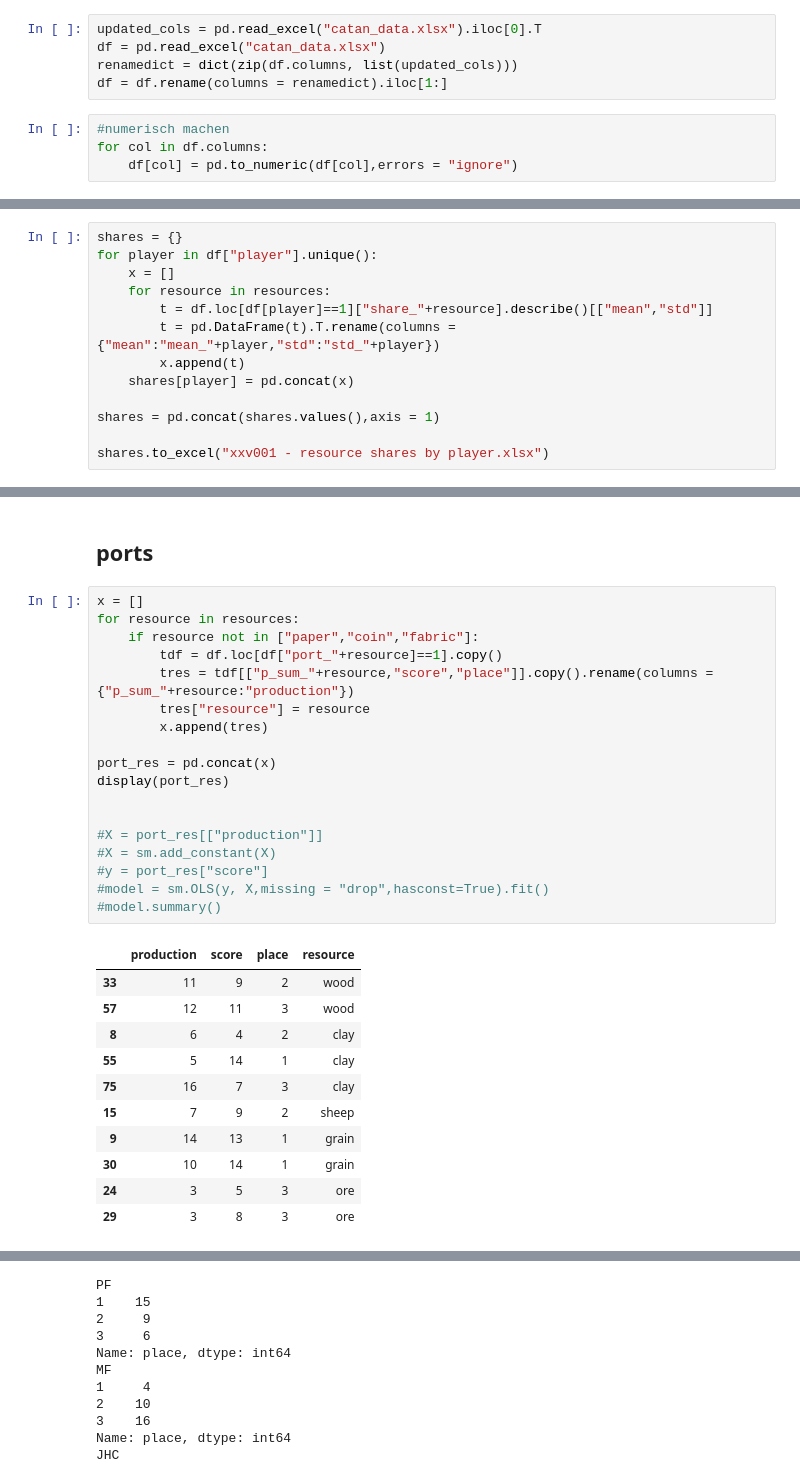
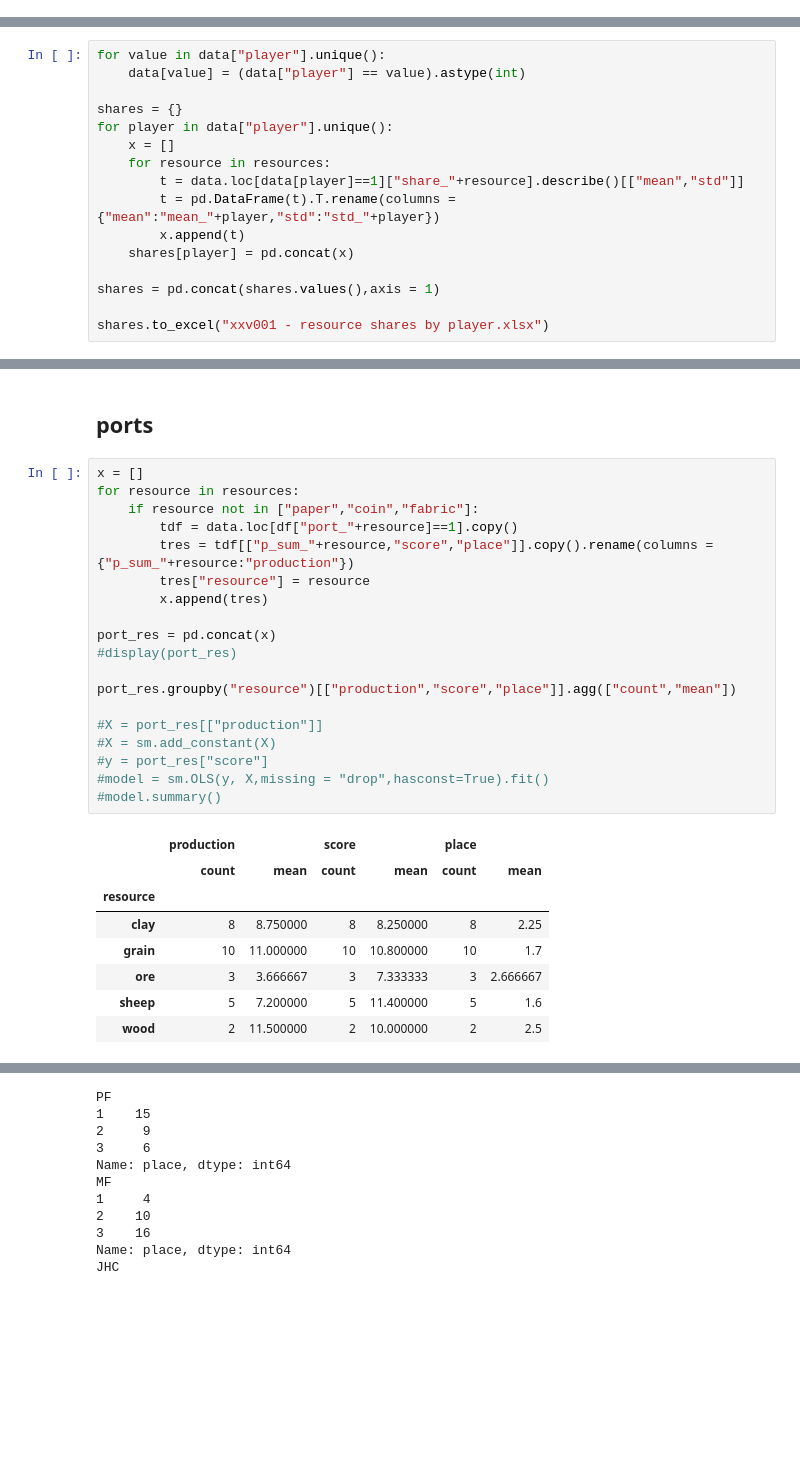
Before and after one commit to mxfuh/catan_data, a Jupyter notebook: catan_insights.ipynb, the cells around one changed output, grey strips where cells are left out. Saved outputs shown, nothing was run; the diff lists cells and outputs as text; blank space fills up the shorter version.

```diff
--- a/catan_insights.ipynb
+++ b/catan_insights.ipynb
@@ -18,9 +2,0 @@ Object `ols` not found.
-# %%
-updated_cols = pd.read_excel("catan_data.xlsx").iloc[0].T
-df = pd.read_excel("catan_data.xlsx")
-renamedict = dict(zip(df.columns, list(updated_cols)))
-df = df.rename(columns = renamedict).iloc[1:]
-# %%
-#numerisch machen
-for col in df.columns:
-    df[col] = pd.to_numeric(df[col],errors = "ignore")
@@ -82,11 +136,14 @@ df["sum_tradegoods"] = df[["p_sum_paper","p_sum_coin","p_sum_fabric"]].apply("su
 # %% [markdown]
 ## xxv001 - resource share by player
 # %%
+for value in data["player"].unique():
+    data[value] = (data["player"] == value).astype(int)
+
 shares = {}
-for player in df["player"].unique():
+for player in data["player"].unique():
     x = []
     for resource in resources:
-        t = df.loc[df[player]==1]["share_"+resource].describe()[["mean","std"]]
+        t = data.loc[data[player]==1]["share_"+resource].describe()[["mean","std"]]
         t = pd.DataFrame(t).T.rename(columns = {"mean":"mean_"+player,"std":"std_"+player})
         x.append(t)
     shares[player] = pd.concat(x)
@@ -158,33 +294,31 @@ Notes:
 # %%
 x = []
 for resource in resources:
     if resource not in ["paper","coin","fabric"]:
-        tdf = df.loc[df["port_"+resource]==1].copy()
+        tdf = data.loc[df["port_"+resource]==1].copy()
         tres = tdf[["p_sum_"+resource,"score","place"]].copy().rename(columns = {"p_sum_"+resource:"production"})
         tres["resource"] = resource
         x.append(tres)
 
 port_res = pd.concat(x)
-display(port_res)
+#display(port_res)
 
+port_res.groupby("resource")[["production","score","place"]].agg(["count","mean"])
 
 #X = port_res[["production"]]
 #X = sm.add_constant(X)
 #y = port_res["score"]
 #model = sm.OLS(y, X,missing = "drop",hasconst=True).fit()
 #model.summary()
 # %% [output]
-|  | production | score | place | resource |
-| 33 | 11 | 9 | 2 | wood |
-| 57 | 12 | 11 | 3 | wood |
-| 8 | 6 | 4 | 2 | clay |
-| 55 | 5 | 14 | 1 | clay |
-| 75 | 16 | 7 | 3 | clay |
-| 15 | 7 | 9 | 2 | sheep |
-| 9 | 14 | 13 | 1 | grain |
-| 30 | 10 | 14 | 1 | grain |
-| 24 | 3 | 5 | 3 | ore |
-| 29 | 3 | 8 | 3 | ore |
+|  | production |  | score |  | place |  |
+|  | count | mean | count | mean | count | mean |
+| resource |  |  |  |  |  |  |
+| clay | 8 | 8.750000 | 8 | 8.250000 | 8 | 2.25 |
+| grain | 10 | 11.000000 | 10 | 10.800000 | 10 | 1.7 |
+| ore | 3 | 3.666667 | 3 | 7.333333 | 3 | 2.666667 |
+| sheep | 5 | 7.200000 | 5 | 11.400000 | 5 | 1.6 |
+| wood | 2 | 11.500000 | 2 | 10.000000 | 2 | 2.5 |
 # %%
 x = []
 for resource in resources:
```
Also changed, not shown: parts of 25 cells of this notebook, 2 other files.
